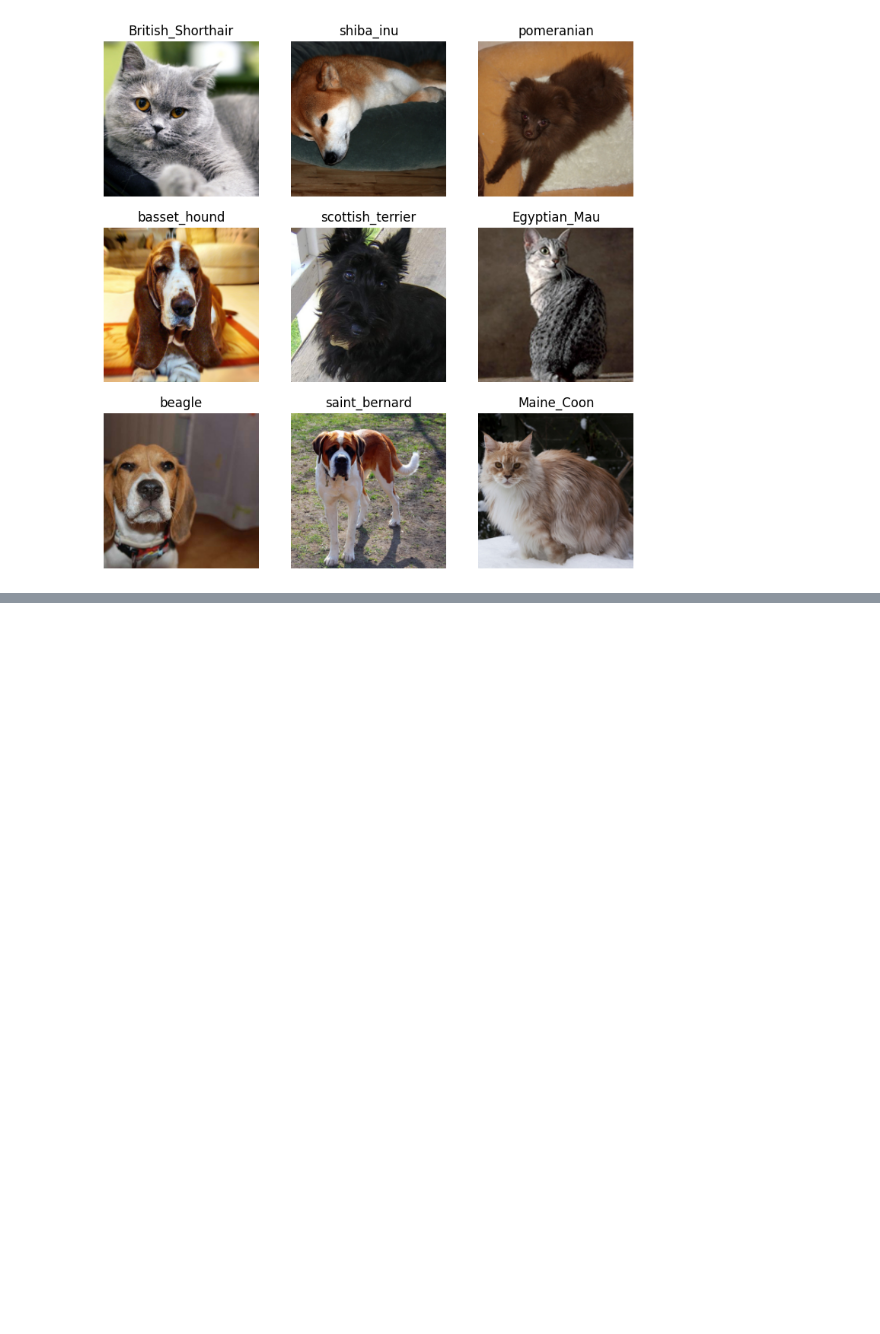
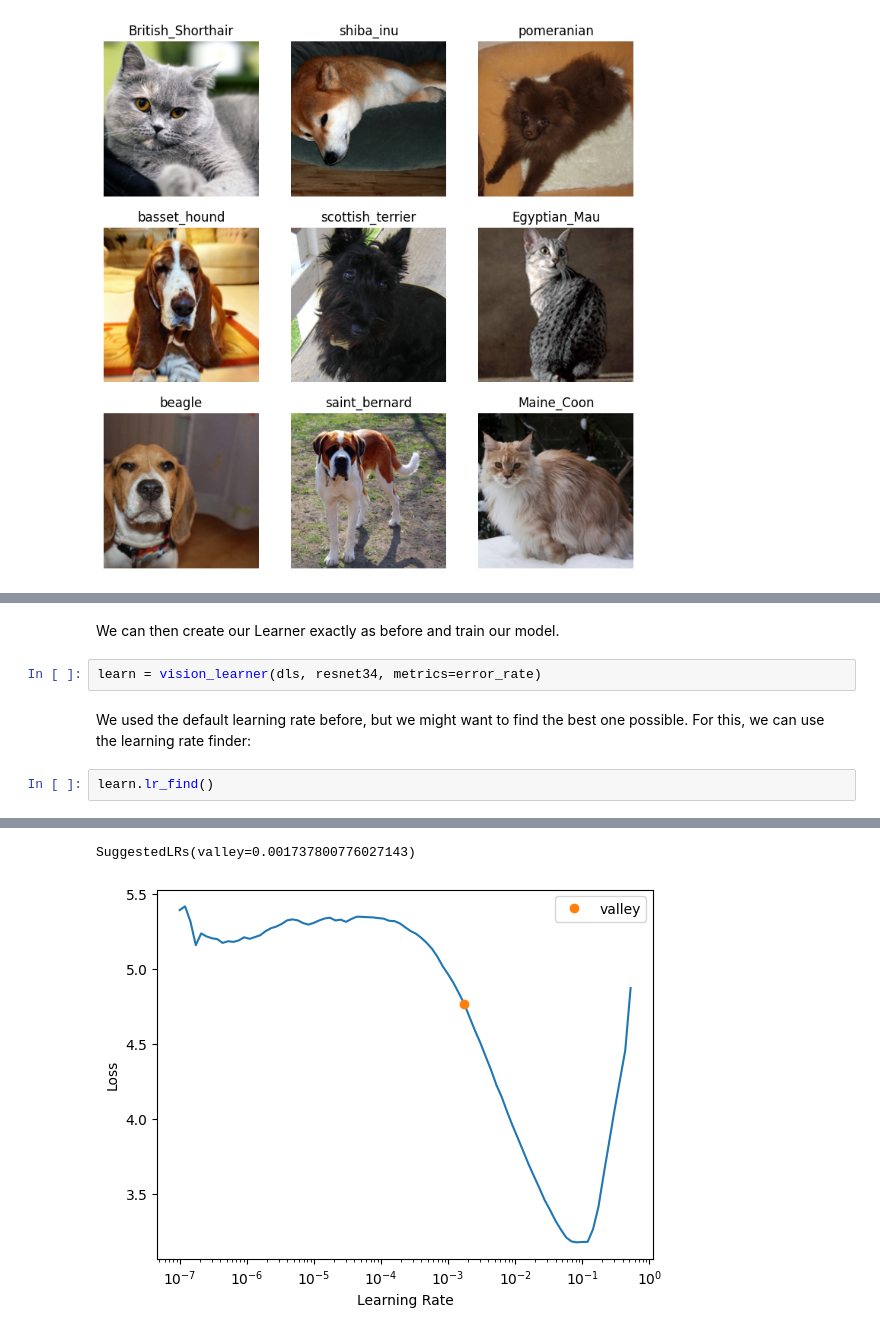
Before and after one commit to Mcube100/Deep_Learning_Projects_for_Coders, a Jupyter notebook: fastAI_Computer_vision.ipynb, the cells around one changed output, grey strips where cells are left out. Saved outputs shown, nothing was run; the diff lists cells and outputs as text; blank space fills up the shorter version.

```diff
--- a/fastAI_Computer_vision.ipynb
+++ b/fastAI_Computer_vision.ipynb
@@ -88,0 +100,9 @@ dls.show_batch()
+# %% [markdown]
+We can then create our Learner exactly as before and train our model.
+# %%
+learn = vision_learner(dls, resnet34, metrics=error_rate)
+# %% [markdown]
+We used the default learning rate before, but we might want to find the best one possible. For this, we can use the learning rate finder:
+# %%
+learn.lr_find()
+# %% [output]
@@ -88,0 +110,2 @@ dls.show_batch()
+SuggestedLRs(valley=0.001737800776027143)
+[figure, added]
```
Also changed, not shown: parts of 7 cells of this notebook.
